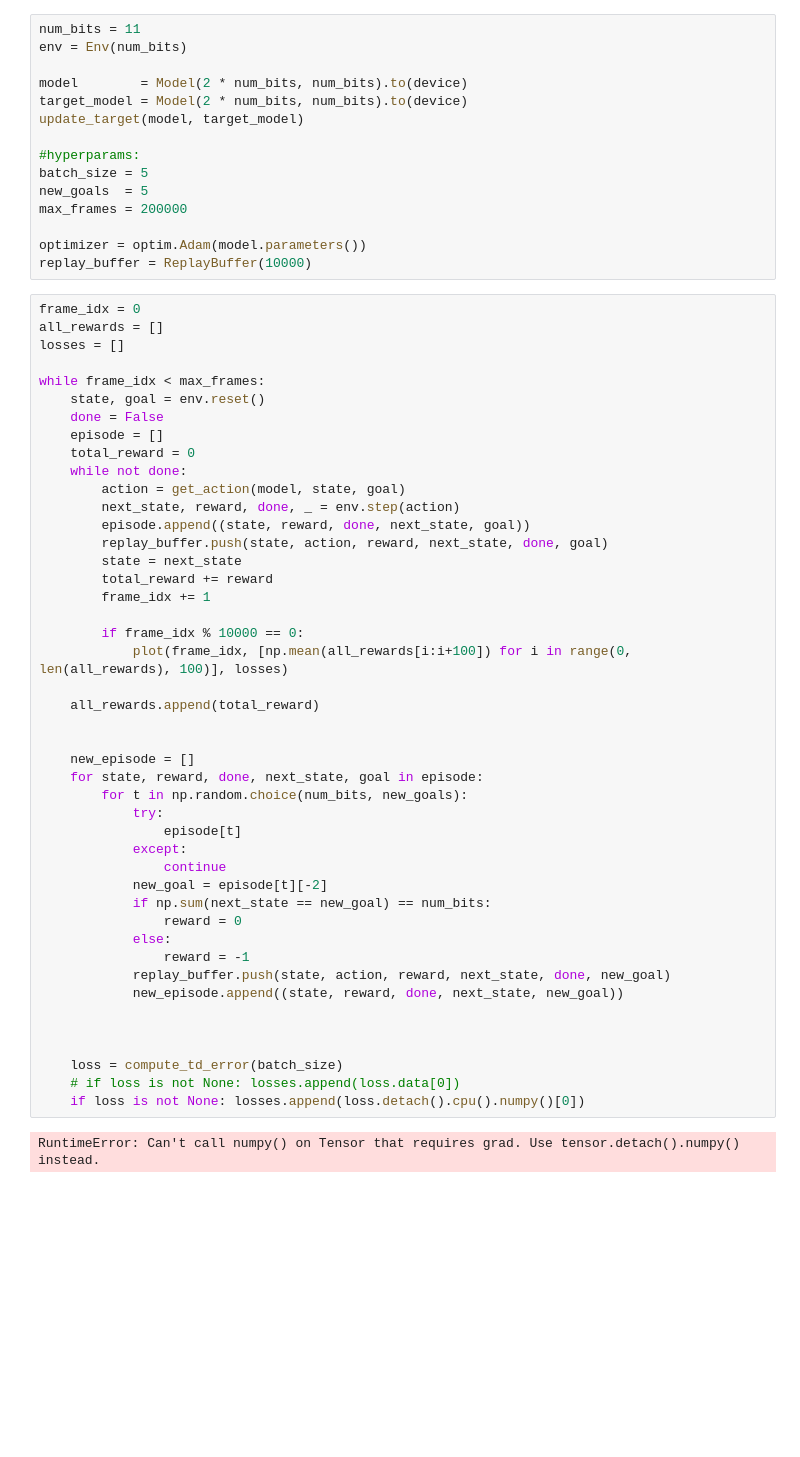
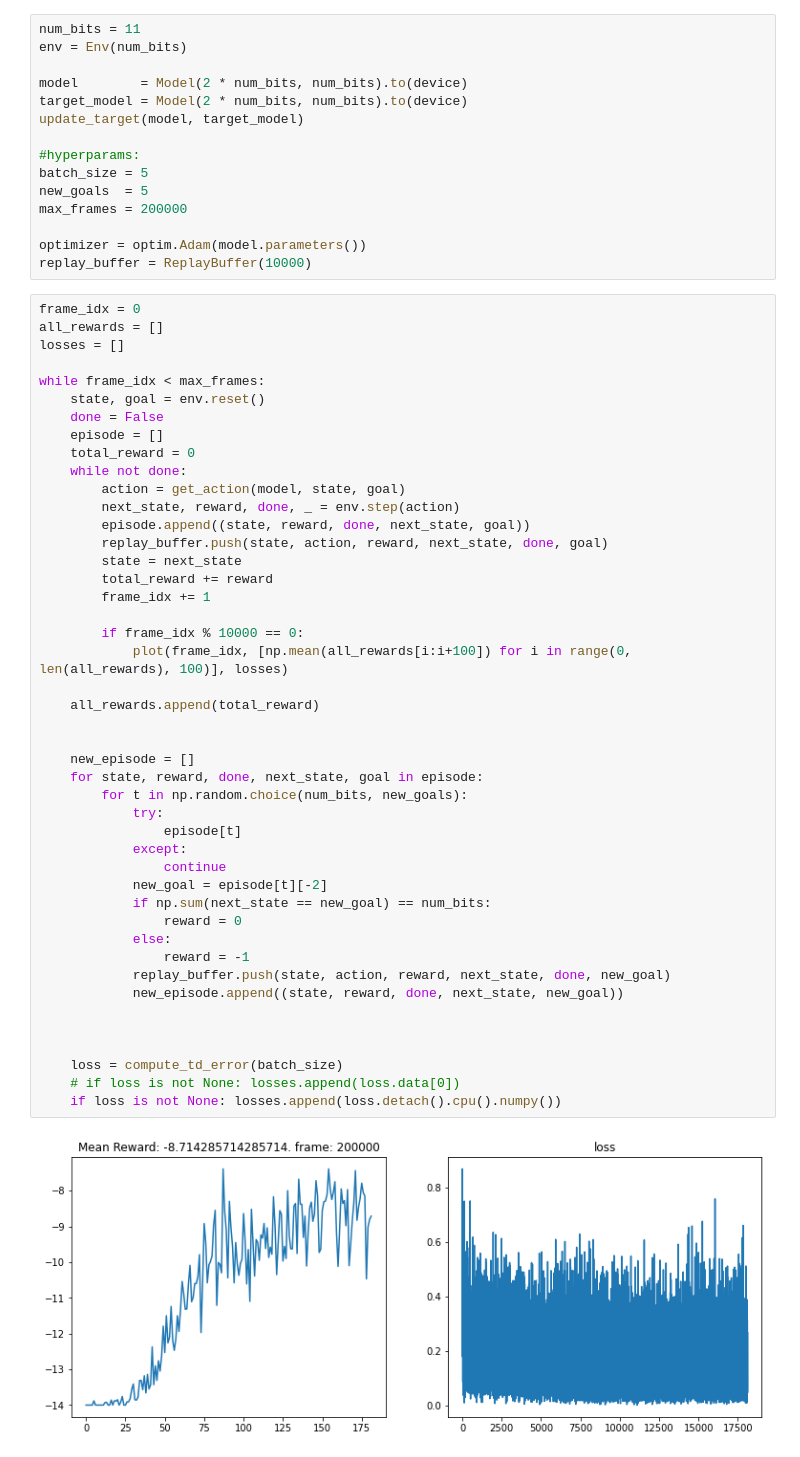
Before and after one commit to namjiwon1023/Code_With_RL, a Jupyter notebook: tutorials/HER/her.ipynb, the cells around one changed output. Cells and saved outputs as stored; diff of their text form; blank space fills up the shorter version.

```diff
--- a/tutorials/HER/her.ipynb
+++ b/tutorials/HER/her.ipynb
@@ -202,32 +203,32 @@ while frame_idx < max_frames:
         state = next_state
         total_reward += reward
         frame_idx += 1
 
         if frame_idx % 10000 == 0:
             plot(frame_idx, [np.mean(all_rewards[i:i+100]) for i in range(0, len(all_rewards), 100)], losses)
 
     all_rewards.append(total_reward)
 
 
     new_episode = []
     for state, reward, done, next_state, goal in episode:
         for t in np.random.choice(num_bits, new_goals):
             try:
                 episode[t]
             except:
                 continue
             new_goal = episode[t][-2]
             if np.sum(next_state == new_goal) == num_bits:
                 reward = 0
             else:
                 reward = -1
             replay_buffer.push(state, action, reward, next_state, done, new_goal)
             new_episode.append((state, reward, done, next_state, new_goal))
 
 
 
     loss = compute_td_error(batch_size)
     # if loss is not None: losses.append(loss.data[0])
-    if loss is not None: losses.append(loss.detach().cpu().numpy()[0])
+    if loss is not None: losses.append(loss.detach().cpu().numpy())
 # %% [output]
-RuntimeError: Can't call numpy() on Tensor that requires grad. Use tensor.detach().numpy() instead.
+[figure, added]
```
Also changed, not shown: parts of 1 cell of this notebook.
